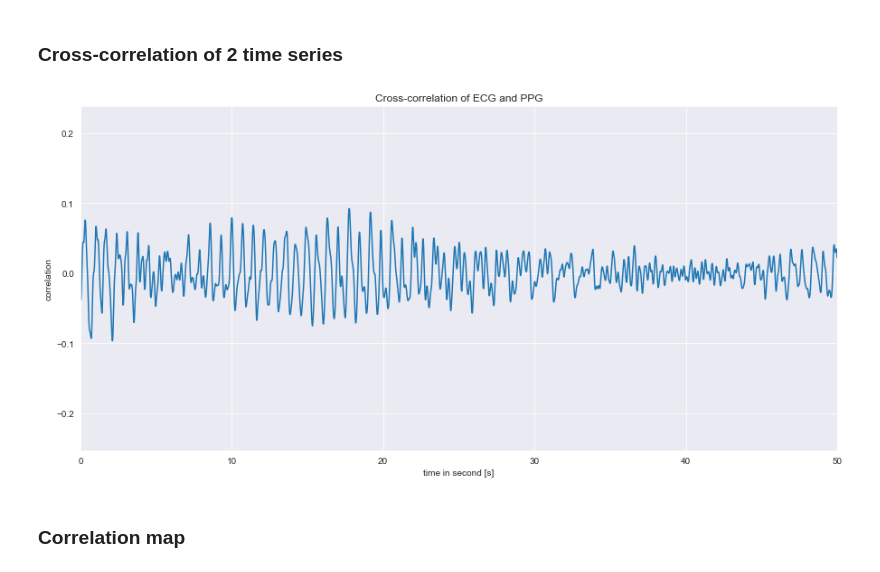
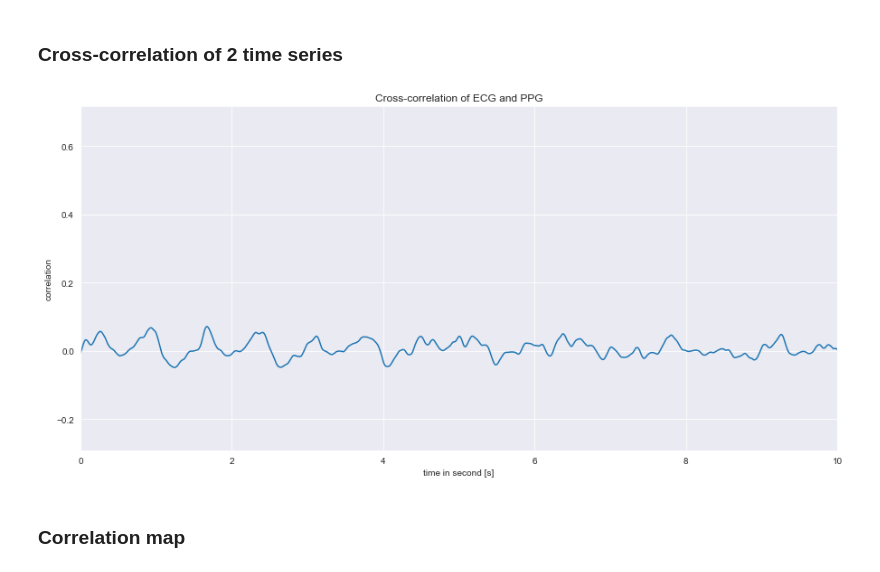
Before and after one commit to WillyOtule/Geste-et-intelligence-artificielle-HRV-fatigue, a Jupyter notebook: main_notebook.ipynb, the cells around one changed output. Cells and saved outputs as stored; diff of their text form; code cells hidden in the pictures.

```diff
--- a/main_notebook.ipynb
+++ b/main_notebook.ipynb
@@ -107,11 +103,11 @@ def add_hilbert(df):
     cols = [col for col in df.columns if '_butter_' in col] # Hilbert on band pass filtered data !
     for col in cols:
         temp = hilbert(df[col].values)
-        df[col + '_hilbert_envelope'] = np.abs(temp)
-        df[col + '_hilbert_phase'] = np.unwrap(np.angle(temp))
-        temp_3 = list((np.diff(df[col + '_hilbert_phase'].values) / (2.0 * np.pi) * frequency_sampling))
+        df[col + 'hilbert_envelope'] = np.abs(temp)
+        df[col + 'hilbert_phase'] = np.unwrap(np.angle(temp))
+        temp_3 = list((np.diff(df[col + 'hilbert_phase'].values) / (2.0 * np.pi) * frequency_sampling))
         temp_3.append(0)
-        df[col + '_hilbert_frequency'] = temp_3
+        df[col + 'hilbert_frequency'] = temp_3
     return(df)
 # %%
 def plot_fourier(data, windows_freq_min=None, windows_freq_max=None, log_scale=False):
@@ -147,19 +163,25 @@ def plot_fourier(data, windows_freq_min=None, windows_freq_max=None, log_scale=F
     plt.show()
 # %%
-def plot_cross_correlation(df, tau, windows_low_x=None, windows_high_x=None):
+def plot_cross_correlation(df, tau, windows_low_x=None, windows_high_x=None, mask='all'):
     '''
-    Plot cross-correlation of 2 time series.
+    Plot cross-correlation of ECG_no_trend and PPG_no_trend by default. Mask may comprise two signals.
     '''
 
     #########################
     ### cross correlation ###
     #########################
 
-    data_1 = df.ECG_no_trend.values
-    data_2 = df.PPG_no_trend.values
+    if len(mask)!=2 :
+        data_1 = df.ECG_no_trend.values
+        data_2 = df.PPG_no_trend.values
+    else :
+        data_1 = df.mask[1].values
+        data_2 = df.mask[2].values
+
     taui = np.floor(tau * frequency_sampling)
     taui = taui.astype(int)+1
     time = np.linspace(0, np.shape(data_1)[0] / frequency_sampling, np.shape(data_1)[0])
+
     plt.figure(figsize=(15, 7))
     plt.plot(time[:-taui], ccf(data_1[taui:], data_2[:-taui]))
     plt.title("Cross-correlation of " + df.ECG.name + " and " + df.PPG.name)
@@ -394,9 +445,9 @@ plot_dataframe(df, windows_low_x=10, windows_high_x=20, windows_low_y=-2500, win
 # %% [markdown]
 ### Cross-correlation of 2 time series
 # %%
-plot_cross_correlation(df,3,0,50)
+plot_cross_correlation(df.apply(np.abs),.01,0,10)
 # %% [output]
-[figure, old version]
+[figure, new version]
 # %% [markdown]
 ### Correlation map
 # %%
```
Also changed, not shown: parts of 14 cells of this notebook.
